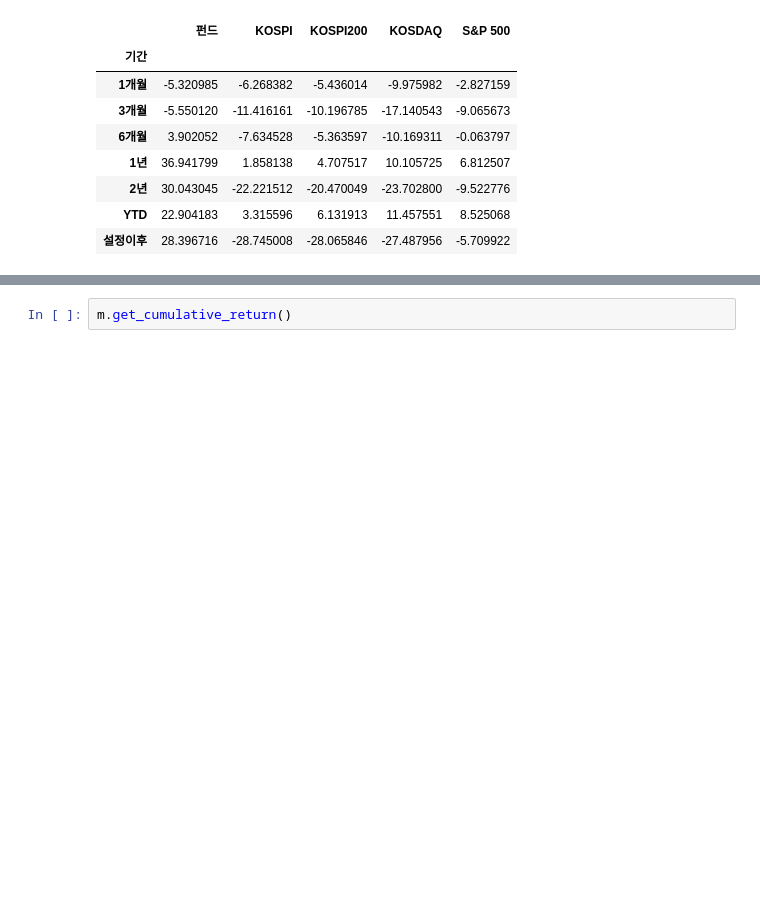
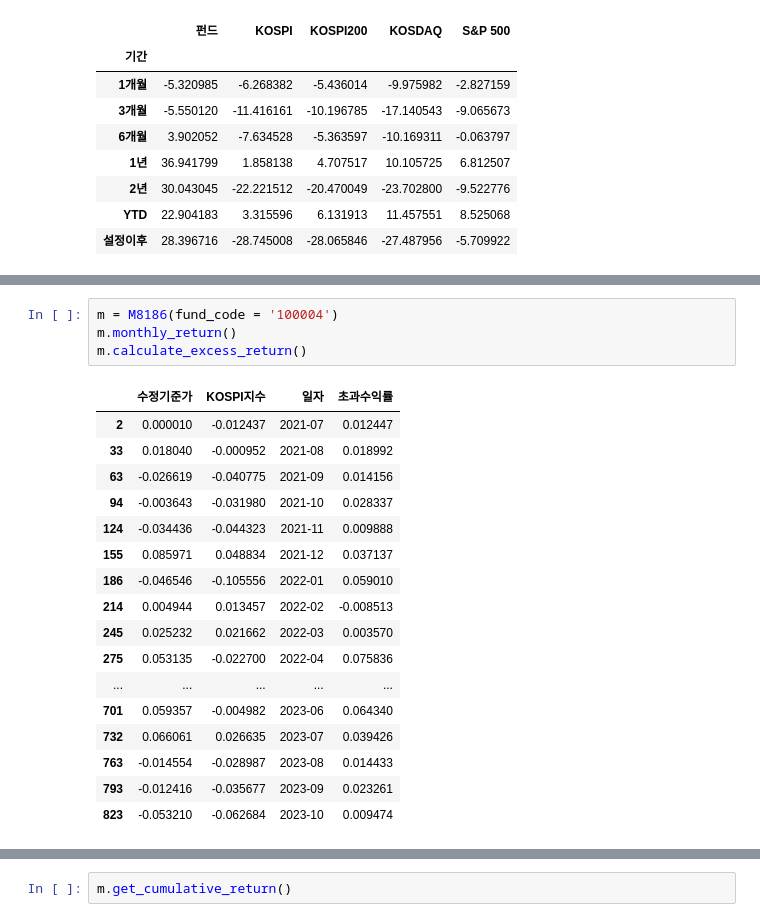
Before and after one commit to haniil/rpa-report-generator2-capstone, a Jupyter notebook: test-notebook.ipynb, the cells around one changed output, grey strips where cells are left out. Drawn from its saved outputs; the diff is of its cells as text; blank space fills up the shorter version.

```diff
--- a/test-notebook.ipynb
+++ b/test-notebook.ipynb
@@ -429,0 +593,22 @@ m.investment_performance()
+# %%
+m = M8186(fund_code = '100004')
+m.monthly_return()
+m.calculate_excess_return()
+# %% [output]
+|  | 수정기준가 | KOSPI지수 | 일자 | 초과수익률 |
+| 2 | 0.000010 | -0.012437 | 2021-07 | 0.012447 |
+| 33 | 0.018040 | -0.000952 | 2021-08 | 0.018992 |
+| 63 | -0.026619 | -0.040775 | 2021-09 | 0.014156 |
+| 94 | -0.003643 | -0.031980 | 2021-10 | 0.028337 |
+| 124 | -0.034436 | -0.044323 | 2021-11 | 0.009888 |
+| 155 | 0.085971 | 0.048834 | 2021-12 | 0.037137 |
+| 186 | -0.046546 | -0.105556 | 2022-01 | 0.059010 |
+| 214 | 0.004944 | 0.013457 | 2022-02 | -0.008513 |
+| 245 | 0.025232 | 0.021662 | 2022-03 | 0.003570 |
+| 275 | 0.053135 | -0.022700 | 2022-04 | 0.075836 |
+| ... | ... | ... | ... | ... |
+| 701 | 0.059357 | -0.004982 | 2023-06 | 0.064340 |
+| 732 | 0.066061 | 0.026635 | 2023-07 | 0.039426 |
+| 763 | -0.014554 | -0.028987 | 2023-08 | 0.014433 |
+| 793 | -0.012416 | -0.035677 | 2023-09 | 0.023261 |
+| 823 | -0.053210 | -0.062684 | 2023-10 | 0.009474 |
```
Also changed, not shown: parts of 22 cells of this notebook.
